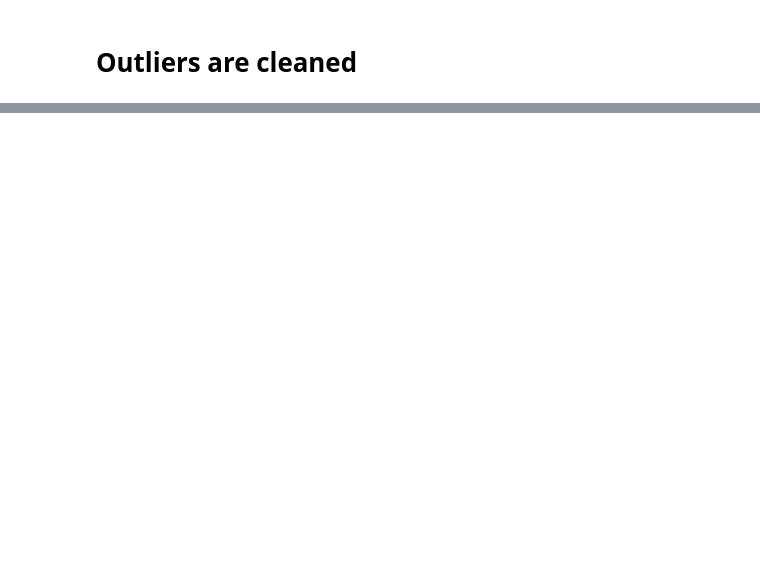
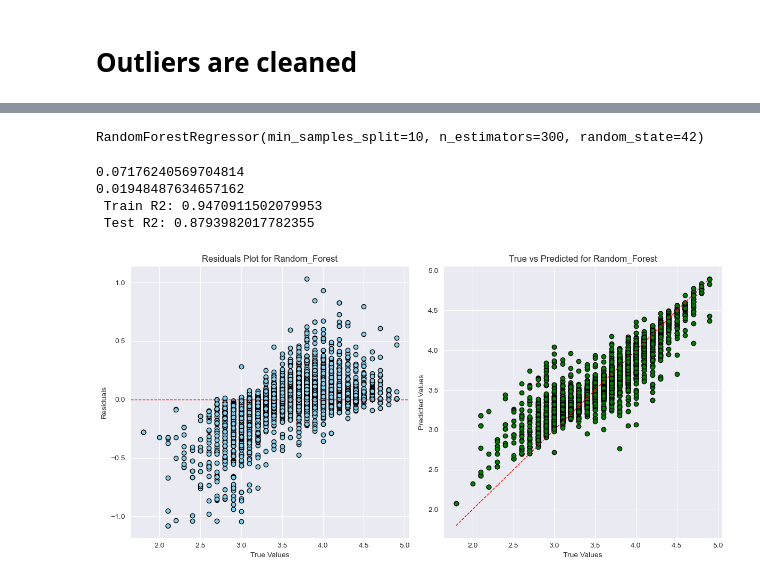
Before and after one commit to RJSINGH64/restaurant_rating-prediction, a Jupyter notebook: research.ipynb, the cells around one changed output, grey strips where cells are left out. Cells and saved outputs as stored; diff of their text form; code cells hidden in the pictures; blank space fills up the shorter version.

```diff
--- a/research.ipynb
+++ b/research.ipynb
@@ -665,0 +962,64 @@ for column in columns:
+# %%
+model
+# %% [output]
+RandomForestRegressor(min_samples_split=10, n_estimators=300, random_state=42)
+# %%
+model.fit(X_train, y_train)
+train_pred=model.predict(X_train)
+y_pred = model.predict(X_test)
+
+print(mean_absolute_error(y_test , y_pred))
+print(mean_squared_error(y_test, y_pred))
+print(f' Train R2: {r2_score(y_train, train_pred)}')
+print(f' Test R2: {r2_score(y_test, y_pred)}')
+# %% [output]
+0.07176240569704814
+0.01948487634657162
+ Train R2: 0.9470911502079953
+ Test R2: 0.8793982017782355
+# %%
+def plot_residuals_and_predictions(model, X_test, y_test, model_name):
+    """
+    Plot residuals and true vs predicted values for a regression model.
+
+    Parameters:
+        model: The trained regression model.
+        X_test (pd.DataFrame or np.array): The test features.
+        y_test (pd.Series or np.array): The true target values.
+        model_name (str): The name of the model being evaluated.
+
+    Returns:
+        None: Displays the plots.
+    """
+    # Get predictions
+    y_pred = model.predict(X_test)
+    residuals = y_test - y_pred
+
+    # Create subplots
+    plt.figure(figsize=(12, 6))
+
+    # Residuals plot
+    plt.subplot(1, 2, 1)
+    plt.scatter(y_test, residuals, color='skyblue', edgecolor='black')
+    plt.axhline(0, color='red', linestyle='--', linewidth=1)
+    plt.title(f'Residuals Plot for {model_name}')
+    plt.xlabel('True Values')
+    plt.ylabel('Residuals')
+    plt.grid(True)
+
+    # True vs Predicted plot
+    plt.subplot(1, 2, 2)
+    plt.scatter(y_test, y_pred, color='green', edgecolor='black')
+    plt.plot([y_test.min(), y_test.max()], [y_test.min(), y_test.max()], color='red', linestyle='--', linewidth=1)
+    plt.title(f'True vs Predicted for {model_name}')
+    plt.xlabel('True Values')
+    plt.ylabel('Predicted Values')
+    plt.grid(True)
+
+    # Show plots
+    plt.tight_layout()
+    plt.show()
+# %%
+plot_residuals_and_predictions(model , X_test , y_test , model_name="Random_Forest")
+# %% [output]
+[figure, added]
```
Also changed, not shown: parts of 34 cells of this notebook.
